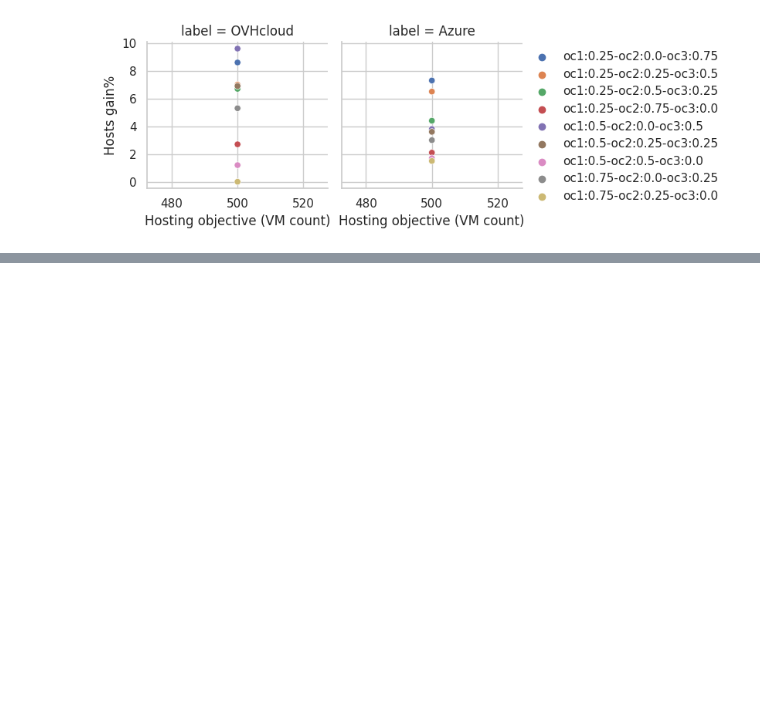
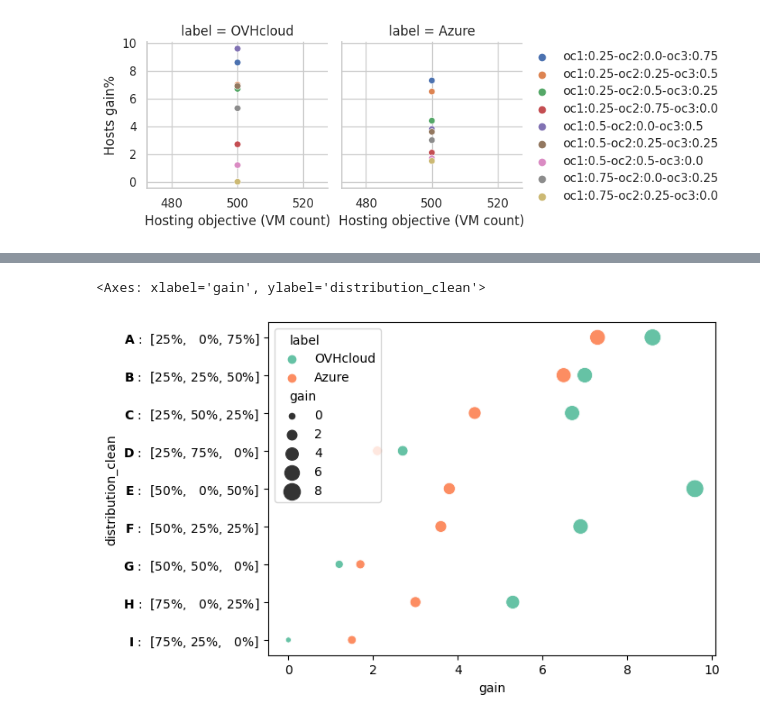
Before and after one commit to jacquetpi/cloudfactory-VMSlack, a Jupyter notebook: vcluster-experiments-data/Simulation.ipynb, the cells around one changed output, grey strips where cells are left out. Cells and saved outputs as stored; diff of their text form; code cells hidden in the pictures; blank space fills up the shorter version.

```diff
--- a/vcluster-experiments-data/Simulation.ipynb
+++ b/vcluster-experiments-data/Simulation.ipynb
@@ -294,0 +295,5 @@ plt.gcf().savefig('figures/gains.pdf', bbox_inches='tight')
+# %%
+sns.scatterplot(data=dataset_gains, x="gain", y="distribution_clean", hue="label", size='gain', sizes=(20, 200), palette=list(sns.color_palette("Set2")))
+# %% [output]
+<Axes: xlabel='gain', ylabel='distribution_clean'>
+[figure, added]
```
Also changed, not shown: parts of 14 cells of this notebook, 3 other files.
